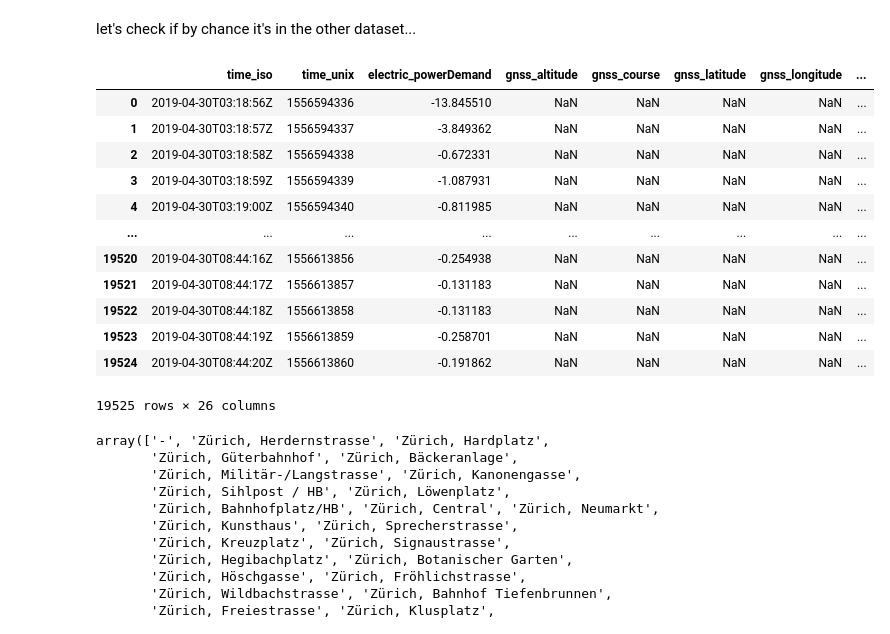
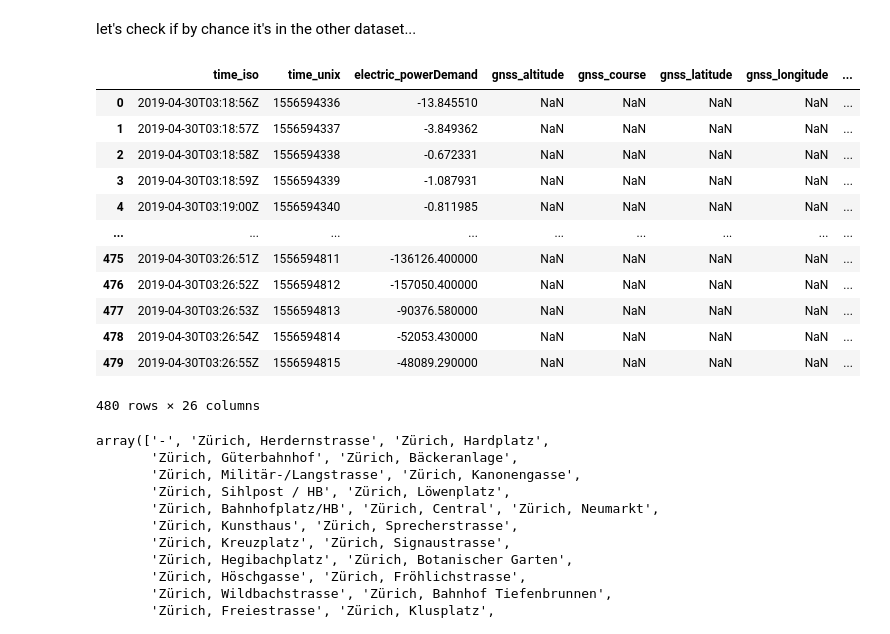
Before and after one commit to CarloArpini/2023-FCS-Project, a Jupyter notebook: Project.ipynb, the cells around one changed output. Drawn from its saved outputs; the diff is of its cells as text; code cells hidden in the pictures.

```diff
--- a/Project.ipynb
+++ b/Project.ipynb
@@ -244,23 +279,23 @@ Index(['name', 'busNumber', 'startTime_iso', 'startTime_unix', 'endTime_iso',
 # %% [markdown]
 let's check if by chance it's in the other dataset...
 # %%
-test=pd.read_csv('ZTBus_Compressed/B183_2019-04-30_03-18-56_2019-04-30_08-44-20.csv')
+test=pd.read_csv('ZTBus/B183_2019-04-30_03-18-56_2019-04-30_08-44-20.csv')
 # %%
-test
+test.head(480)
 # %% [output]
 |  | time_iso | time_unix | electric_powerDemand | gnss_altitude | gnss_course | gnss_latitude | gnss_longitude | ... |
 | 0 | 2019-04-30T03:18:56Z | 1556594336 | -13.845510 | NaN | NaN | NaN | NaN | ... |
 | 1 | 2019-04-30T03:18:57Z | 1556594337 | -3.849362 | NaN | NaN | NaN | NaN | ... |
 | 2 | 2019-04-30T03:18:58Z | 1556594338 | -0.672331 | NaN | NaN | NaN | NaN | ... |
 | 3 | 2019-04-30T03:18:59Z | 1556594339 | -1.087931 | NaN | NaN | NaN | NaN | ... |
 | 4 | 2019-04-30T03:19:00Z | 1556594340 | -0.811985 | NaN | NaN | NaN | NaN | ... |
 | ... | ... | ... | ... | ... | ... | ... | ... | ... |
-| 19520 | 2019-04-30T08:44:16Z | 1556613856 | -0.254938 | NaN | NaN | NaN | NaN | ... |
-| 19521 | 2019-04-30T08:44:17Z | 1556613857 | -0.131183 | NaN | NaN | NaN | NaN | ... |
-| 19522 | 2019-04-30T08:44:18Z | 1556613858 | -0.131183 | NaN | NaN | NaN | NaN | ... |
-| 19523 | 2019-04-30T08:44:19Z | 1556613859 | -0.258701 | NaN | NaN | NaN | NaN | ... |
-| 19524 | 2019-04-30T08:44:20Z | 1556613860 | -0.191862 | NaN | NaN | NaN | NaN | ... |
+| 475 | 2019-04-30T03:26:51Z | 1556594811 | -136126.400000 | NaN | NaN | NaN | NaN | ... |
+| 476 | 2019-04-30T03:26:52Z | 1556594812 | -157050.400000 | NaN | NaN | NaN | NaN | ... |
+| 477 | 2019-04-30T03:26:53Z | 1556594813 | -90376.580000 | NaN | NaN | NaN | NaN | ... |
+| 478 | 2019-04-30T03:26:54Z | 1556594814 | -52053.430000 | NaN | NaN | NaN | NaN | ... |
+| 479 | 2019-04-30T03:26:55Z | 1556594815 | -48089.290000 | NaN | NaN | NaN | NaN | ... |
-19525 rows × 26 columns
+480 rows × 26 columns
 # %%
 test['itcs_stopName'].unique()
 # %% [output]
```
Also changed, not shown: parts of 51 cells of this notebook.
